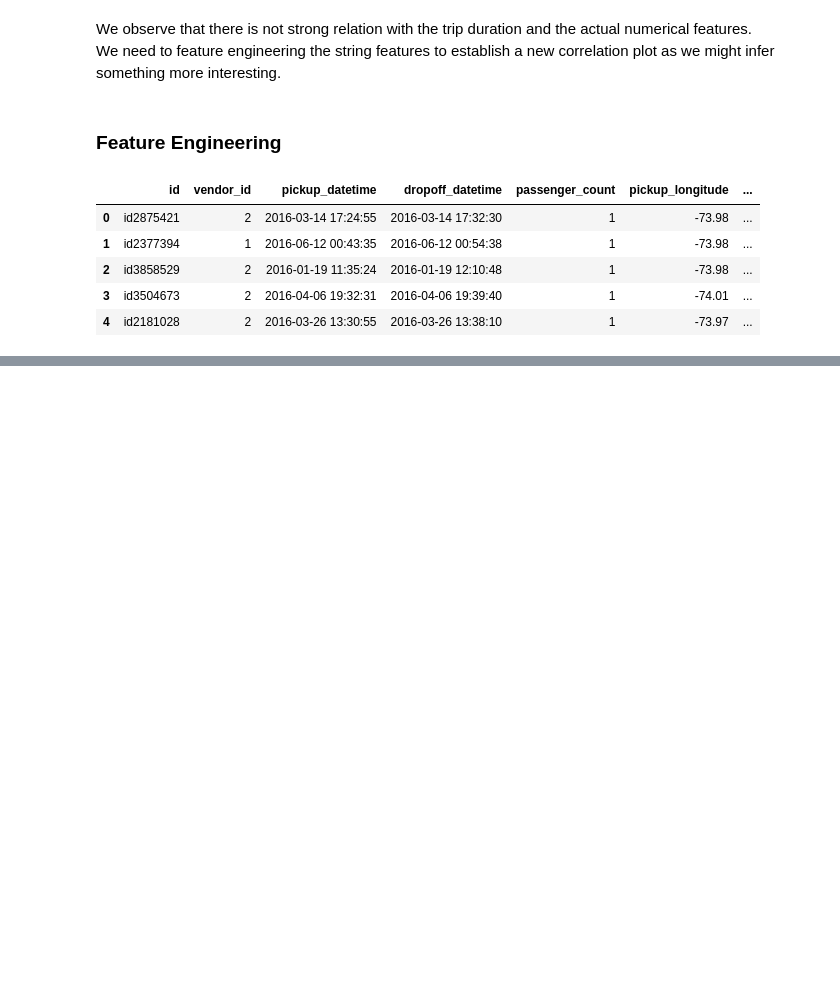
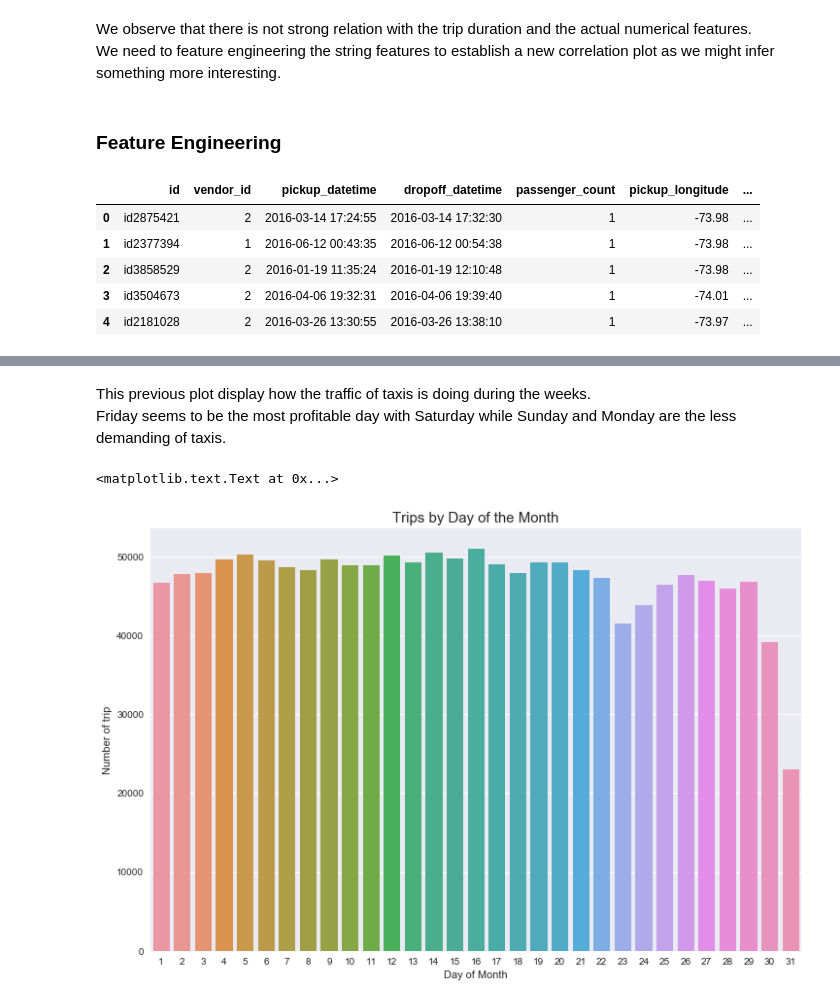
Before and after one commit to MelanVijayaratnam/Kaggle-nb, a Jupyter notebook: Taxi/Taxi.ipynb, the cells around one changed output, grey strips where cells are left out. Drawn from its saved outputs; the diff is of its cells as text; code cells hidden in the pictures; blank space fills up the shorter version.

```diff
--- a/Taxi/Taxi.ipynb
+++ b/Taxi/Taxi.ipynb
@@ -229,0 +223,15 @@ plt.show()
+# %% [markdown]
+This previous plot display how the traffic of taxis is doing during the weeks. <br>
+Friday seems to be the most profitable day with Saturday while Sunday and Monday are the less demanding of taxis.
+# %%
+plt.figure(figsize=(12,8))
+
+sns.countplot(x='DayOfMonth',
+             data=train_df)
+
+plt.title('Trips by Day of the Month', size=15)
+plt.xlabel('Day of Month')
+plt.ylabel('Number of trip')
+# %% [output]
+<matplotlib.text.Text at 0x...>
+[figure, added]
```
Also changed, not shown: parts of 7 cells of this notebook.
